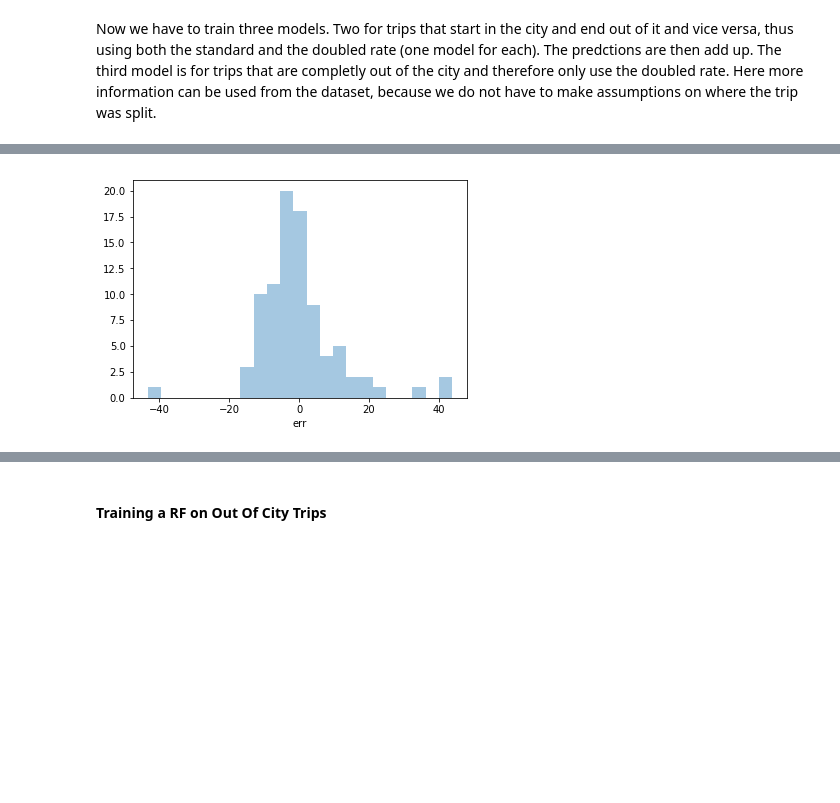
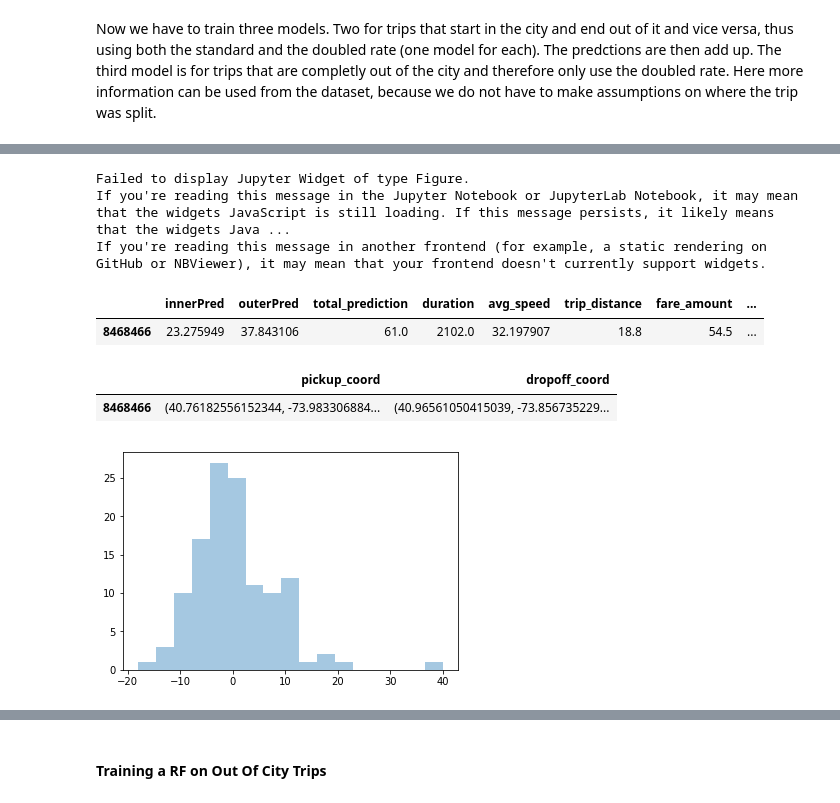
Before and after one commit to Sitorias/TaxiPrediction, a Jupyter notebook: Task 2 - Predicting Taxi Ride Prices - Leo.ipynb, the cells around one changed output, grey strips where cells are left out. Saved outputs shown, nothing was run; the diff lists cells and outputs as text; code cells hidden in the pictures; blank space fills up the shorter version.

Commit message:
played around with tuning lightGBM parameters, added function for parameter tuning to all models in prediction notebook

```diff
--- a/Task 2 - Predicting Taxi Ride Prices - Leo.ipynb
+++ b/Task 2 - Predicting Taxi Ride Prices - Leo.ipynb
@@ -971,14 +1073,20 @@ from sklearn.model_selection import train_test_split
 #train models for the in city and out of city parts
 rfr_mixed_inner = RandomForestRegressor(random_state=1337)
 rfr_mixed_outer = RandomForestRegressor(random_state=1338)
+#rfr_mixed_outer = linear_model.LinearRegression()
+#rfr_mixed_inner = linear_model.LinearRegression()
 
 #split in train and test
 mixed_trips_train, mixed_trips_test = train_test_split(mixedTrips,test_size=0.2, random_state=1337)
 
 #chose features
-mixed_inner_train = mixed_trips_train[["passenger_count","in_city_distance","payment_type"]]
-mixed_outer_train = mixed_trips_train[["passenger_count", "out_of_city_distance","payment_type"]]
+features_inner = ["inCityTripDistance","trip_distance","duration","ridesAtPickupHour"]
+features_outer = ["outCityTripDistance","trip_distance","duration","ridesAtPickupHour"]
+
+mixed_inner_train = mixed_trips_train[features_inner]
+mixed_outer_train = mixed_trips_train[features_outer]
 
 #fit the models
-rfr_mixed_inner.fit(mixed_inner_train,mixed_trips_train[["inCityFare"]].values.ravel())
-rfr_mixed_outer.fit(mixed_outer_train,mixed_trips_train[["outCityFare"]].values.ravel());
+rfr_mixed_inner.fit(mixed_inner_train,mixed_trips_train["inCityFare"])
+
+rfr_mixed_outer.fit(mixed_outer_train,mixed_trips_train["outCityFare"]);
@@ -985,7 +1106,9 @@ rfr_mixed_outer.fit(mixed_outer_train,mixed_trips_train[["outCityFare"]].values.
 # %%
 # prediction for the inner city part
-rfr_mixed_inner_pred = rfr_mixed_inner.predict(mixed_trips_test[["passenger_count","in_city_distance","payment_type"]])
-err = pd.DataFrame(mixed_trips_test.inCityFare-rfr_mixed_inner_pred)
+rfr_mixed_inner_pred = rfr_mixed_inner.predict(mixed_trips_test[features_inner])
+mixed_trips_test = mixed_trips_test.assign(innerPred = rfr_mixed_inner_pred)
+#try prediction with model for ratecode 1
+err = pd.DataFrame(np.abs(mixed_trips_test.inCityFare-rfr_mixed_inner_pred))
 err.describe()
 # %% [output]
 |  | inCityFare |
@@ -1000,7 +1138,10 @@ err.describe()
 # %%
 #prediction for out of city part
-rfr_mixed_outer_pred = rfr_mixed_outer.predict(mixed_trips_test[["passenger_count","out_of_city_distance","payment_type"]])
-err = pd.DataFrame(mixed_trips_test.outCityFare-rfr_mixed_outer_pred)
+rfr_mixed_outer_pred = rfr_mixed_outer.predict(mixed_trips_test[features_outer])
+# try prediction with model for outer trips
+#rfr_mixed_outer_pred = rfr_outofcity.predict(mixed_trips_test[features_outer])
+mixed_trips_test = mixed_trips_test.assign(outerPred =rfr_mixed_outer_pred )
+err = pd.DataFrame(np.abs(mixed_trips_test.outCityFare-rfr_mixed_outer_pred))
 err.describe()
 # %% [output]
 |  | outCityFare |
@@ -1044,0 +1185,3 @@ Average error for mixed trips: -0.009550561797752745
+# %%
+x = (mixed_trips_test.fare_amount-(mixed_trips_test.total_prediction+2.5))
+x.describe()
@@ -1045,4 +1198,40 @@ Average error for mixed trips: -0.009550561797752745
+# %%
+# this shows the route as suggested by google for the pickup and dropoff locations
+figRoutes = gmaps.figure()
+counter = 1
+marker_locations = []
+trips = mixed_trips_test.sample(n=1)
+for index, row in trips.iterrows():
+    # get start and end point
+    fromP  = (row["pickup_latitude"],row["pickup_longitude"])
+    toP = (row["dropoff_latitude"],row["dropoff_longitude"])
+    #add route
+    route = gmaps.directions_layer(fromP, toP, show_markers=False)
+    figRoutes.add_layer(route)
+    #add marker for startpoints
+    marker_locations.append(gmaps.Marker(fromP,label=str(counter)))
+    counter= counter +1
+
+marker_layer =  gmaps.drawing_layer(features =marker_locations)
+figRoutes.add_layer(marker_layer)
+figRoutes
+# %% [output]
+Failed to display Jupyter Widget of type Figure.
+If you're reading this message in the Jupyter Notebook or JupyterLab Notebook, it may mean that the widgets JavaScript is still loading. If this message persists, it likely means that the widgets Java ...
+If you're reading this message in another frontend (for example, a static rendering on GitHub or NBViewer), it may mean that your frontend doesn't currently support widgets.
+# %%
+f = ["innerPred","outerPred","total_prediction","duration","avg_speed"] + interesting_features
+
+trips[f].head()
+# %% [output]
+|  | innerPred | outerPred | total_prediction | duration | avg_speed | trip_distance | fare_amount | ... |
+| 8468466 | 23.275949 | 37.843106 | 61.0 | 2102.0 | 32.197907 | 18.8 | 54.5 | ... |
+# %%
+trips[["pickup_coord","dropoff_coord"]]
+# %% [output]
+|  | pickup_coord | dropoff_coord |
+| 8468466 | (40.76182556152344, -73.983306884... | (40.96561050415039, -73.856735229... |
 # %%
-ax = sns.distplot(res.err,kde=False);
+ax = sns.distplot(x,kde=False);
 # %% [output]
-[figure, old version]
+[figure, new version]
```
Also changed, not shown: parts of 118 cells of this notebook, 1 other file.
